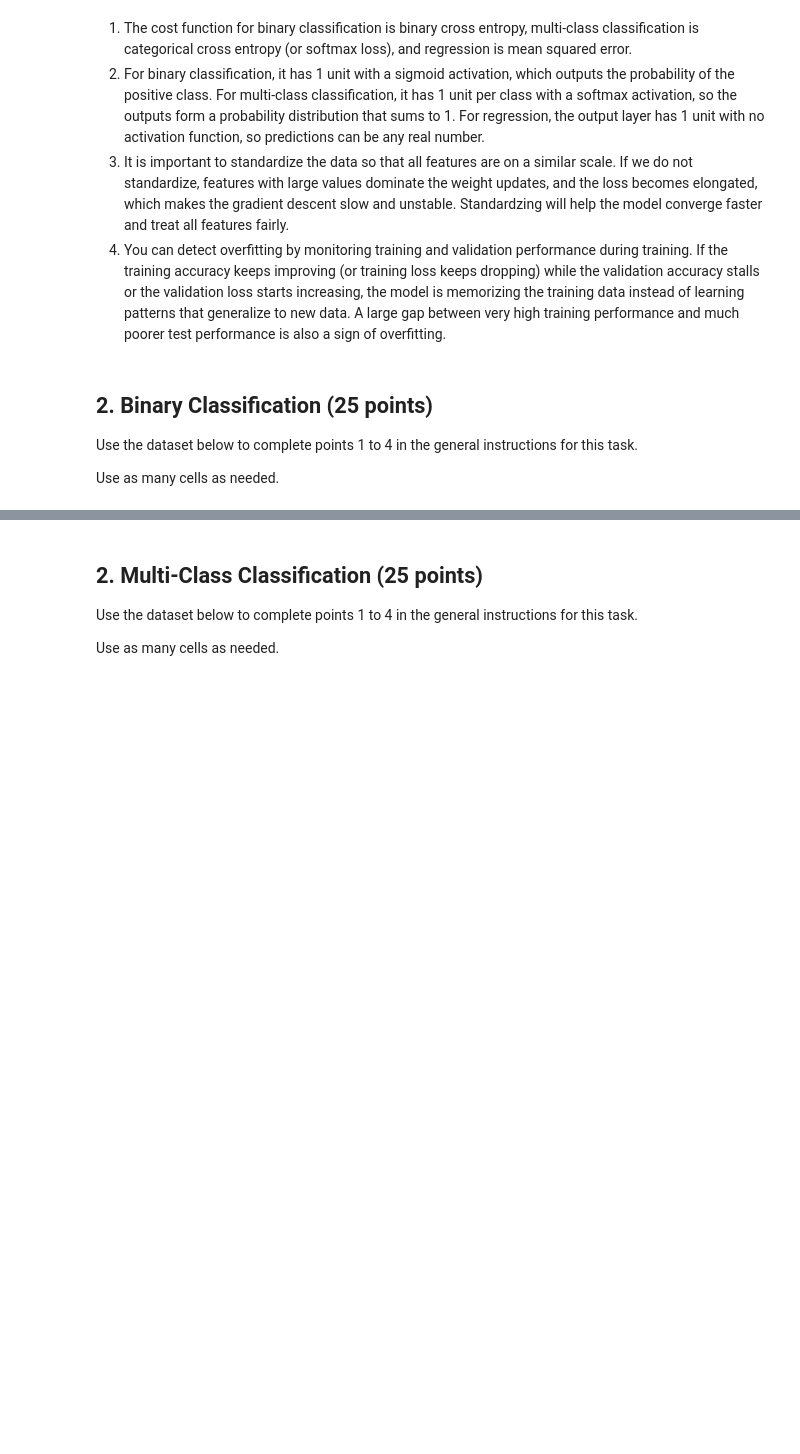
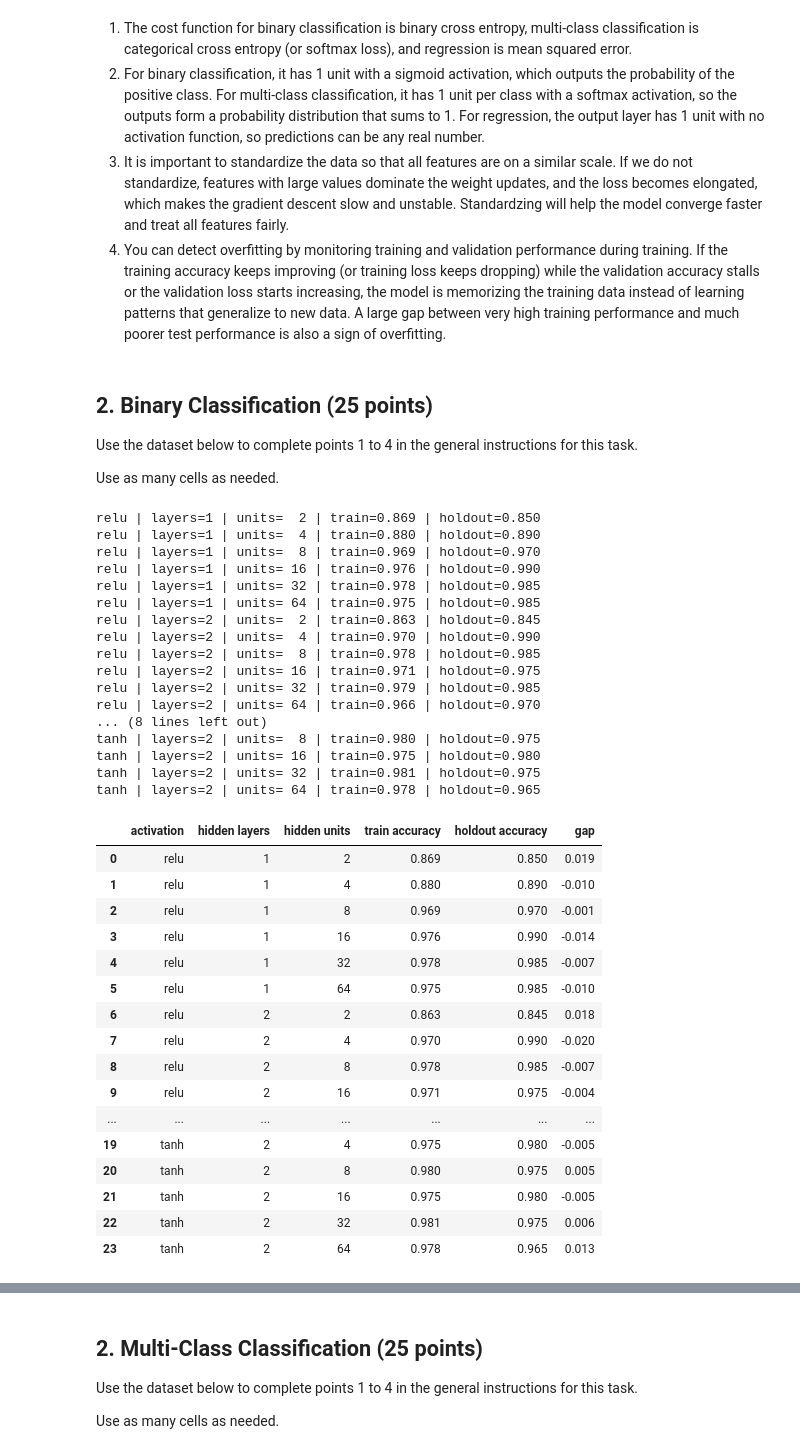
Before and after one commit to yxf9tv/04-manual-mlps, a Jupyter notebook: 04-manual-mlps.ipynb, the cells around one changed output, grey strips where cells are left out. Saved outputs shown, nothing was run; the diff lists cells and outputs as text; code cells hidden in the pictures; blank space fills up the shorter version.

```diff
--- a/04-manual-mlps.ipynb
+++ b/04-manual-mlps.ipynb
@@ -97,0 +197,73 @@ X, y = make_moons(n_samples=1000, noise=0.2, random_state=42)
+# %%
+# TRAINING AND EVALUATION
+import io, contextlib
+from sklearn.metrics import accuracy_score
+
+hidden_units_list = [2, 4, 8, 16, 32, 64]
+layers_list = [1, 2]
+activations = ["relu", "tanh"]
+
+results = []
+
+for activation in activations:
+    for n_layers in layers_list:
+        for hidden_dim in hidden_units_list:
+            torch.manual_seed(42)
+
+            model = BinaryMLP(input_dim=X_train.shape[1], hidden_dim=hidden_dim,
+                              n_layers=n_layers, activation=activation,
+                              learning_rate=0.01)
+
+            with contextlib.redirect_stdout(io.StringIO()):
+                model.fit(X_train, y_train_t, n_epochs=100)
+
+            train_acc = accuracy_score(y_train, model.predict(X_train).numpy())
+            test_acc = accuracy_score(y_test, model.predict(X_test).numpy())
+
+            results.append({"activation": activation,
+                            "hidden layers": n_layers,
+                            "hidden units": hidden_dim,
+                            "train accuracy": round(train_acc, 3),
+                            "holdout accuracy": round(test_acc, 3),
+                            "gap": round(train_acc - test_acc, 3)})
+
+            print(f"{activation:4s} | layers={n_layers} | units={hidden_dim:3d} | "
+                  f"train={train_acc:.3f} | holdout={test_acc:.3f}")
+
+results_df = pd.DataFrame(results)
+results_df
+# %% [output]
+relu | layers=1 | units=  2 | train=0.869 | holdout=0.850
+relu | layers=1 | units=  4 | train=0.880 | holdout=0.890
+relu | layers=1 | units=  8 | train=0.969 | holdout=0.970
+relu | layers=1 | units= 16 | train=0.976 | holdout=0.990
+relu | layers=1 | units= 32 | train=0.978 | holdout=0.985
+relu | layers=1 | units= 64 | train=0.975 | holdout=0.985
+relu | layers=2 | units=  2 | train=0.863 | holdout=0.845
+relu | layers=2 | units=  4 | train=0.970 | holdout=0.990
+relu | layers=2 | units=  8 | train=0.978 | holdout=0.985
+relu | layers=2 | units= 16 | train=0.971 | holdout=0.975
+relu | layers=2 | units= 32 | train=0.979 | holdout=0.985
+relu | layers=2 | units= 64 | train=0.966 | holdout=0.970
+... (8 lines left out)
+tanh | layers=2 | units=  8 | train=0.980 | holdout=0.975
+tanh | layers=2 | units= 16 | train=0.975 | holdout=0.980
+tanh | layers=2 | units= 32 | train=0.981 | holdout=0.975
+tanh | layers=2 | units= 64 | train=0.978 | holdout=0.965
+|  | activation | hidden layers | hidden units | train accuracy | holdout accuracy | gap |
+| 0 | relu | 1 | 2 | 0.869 | 0.850 | 0.019 |
+| 1 | relu | 1 | 4 | 0.880 | 0.890 | -0.010 |
+| 2 | relu | 1 | 8 | 0.969 | 0.970 | -0.001 |
+| 3 | relu | 1 | 16 | 0.976 | 0.990 | -0.014 |
+| 4 | relu | 1 | 32 | 0.978 | 0.985 | -0.007 |
+| 5 | relu | 1 | 64 | 0.975 | 0.985 | -0.010 |
+| 6 | relu | 2 | 2 | 0.863 | 0.845 | 0.018 |
+| 7 | relu | 2 | 4 | 0.970 | 0.990 | -0.020 |
+| 8 | relu | 2 | 8 | 0.978 | 0.985 | -0.007 |
+| 9 | relu | 2 | 16 | 0.971 | 0.975 | -0.004 |
+| ... | ... | ... | ... | ... | ... | ... |
+| 19 | tanh | 2 | 4 | 0.975 | 0.980 | -0.005 |
+| 20 | tanh | 2 | 8 | 0.980 | 0.975 | 0.005 |
+| 21 | tanh | 2 | 16 | 0.975 | 0.980 | -0.005 |
+| 22 | tanh | 2 | 32 | 0.981 | 0.975 | 0.006 |
+| 23 | tanh | 2 | 64 | 0.978 | 0.965 | 0.013 |
```
Also changed, not shown: parts of 7 cells of this notebook.
